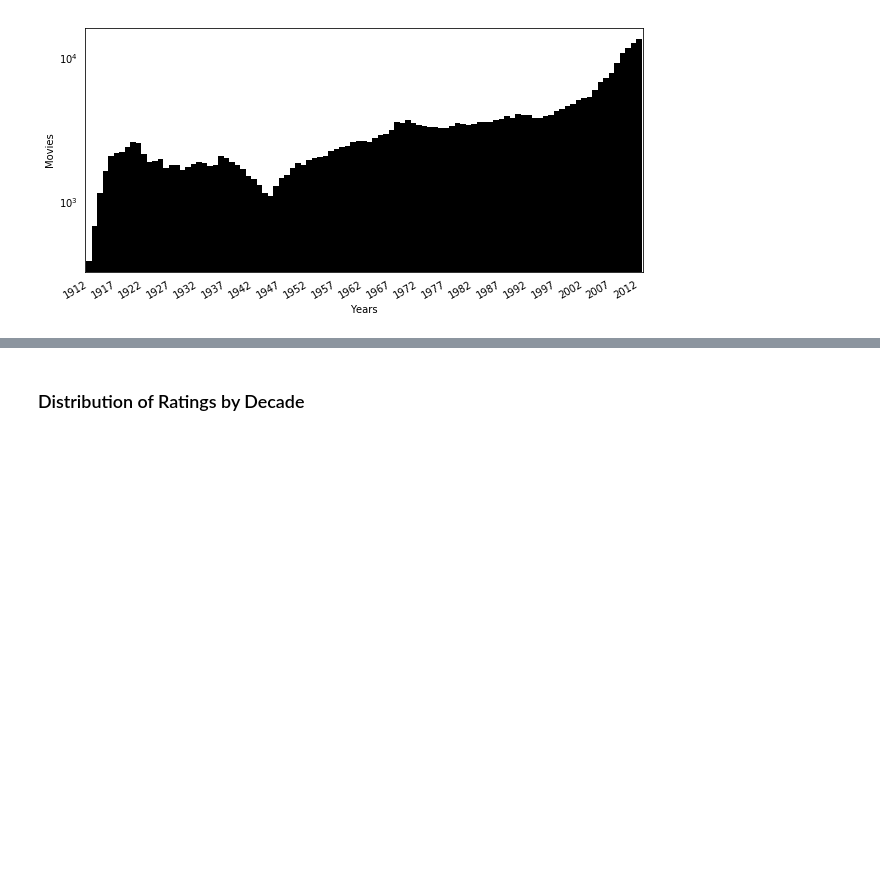
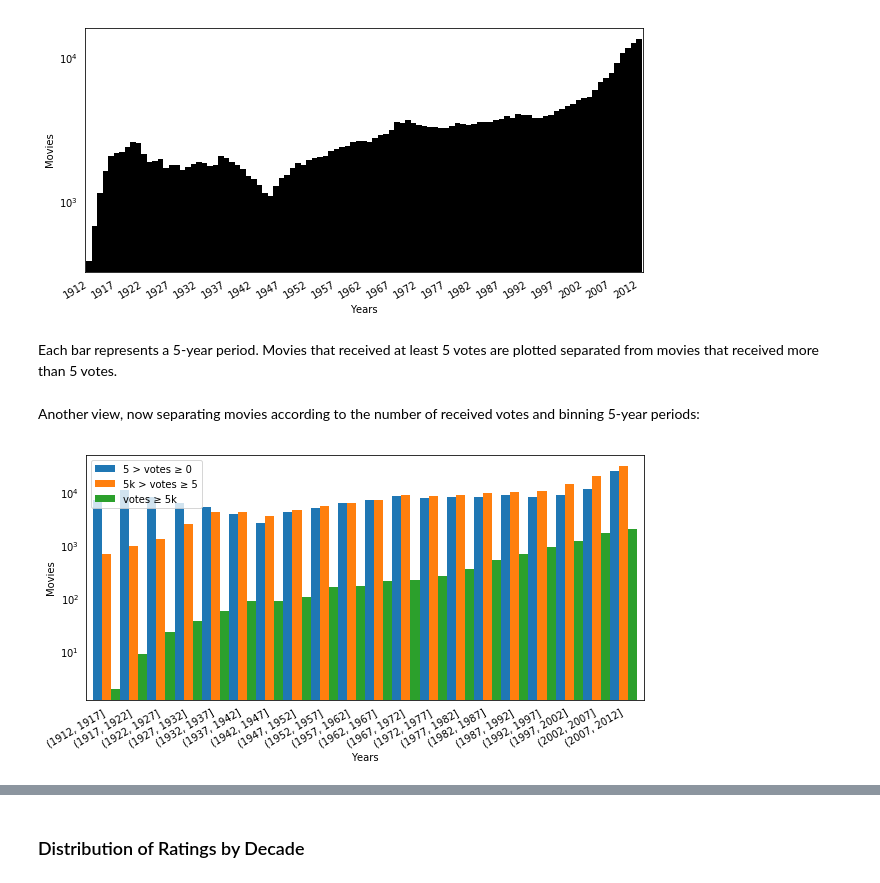
Before and after one commit to code-energy/teamspector, a Jupyter notebook: visualizations/eda.ipynb, the cells around one changed output, grey strips where cells are left out. Drawn from its saved outputs; the diff is of its cells as text; code cells hidden in the pictures; blank space fills up the shorter version.

```diff
--- a/visualizations/eda.ipynb
+++ b/visualizations/eda.ipynb
@@ -27,3 +31,23 @@ ax.set_xlabel('Years')
 ax.tick_params(which='both', bottom='off', top='off', left='off', right='off')
 # %% [output]
 [figure]
+# %% [markdown]
+Each bar represents a 5-year period. Movies that received at least 5 votes are plotted separated from movies that received more than 5 votes.
+# %% [markdown]
+Another view, now separating movies according to the number of received votes and binning 5-year periods:
+# %%
+bins = np.arange(1912,2013, 5)
+m1 = df.fillna(0).numVotes < 5
+m2 = (df.numVotes >= 5) & (df.numVotes < 5000)
+m3 = df.numVotes >= 5000
+dfx = pd.DataFrame({
+    '5 > votes ≥ 0': df[m1].groupby(pd.cut(df[m1].startYear, bins))._id.count(),
+    '5k > votes ≥ 5': df[m2].groupby(pd.cut(df[m2].startYear, bins))._id.count(),
+    'votes ≥ 5k': df[m3].groupby(pd.cut(df[m3].startYear, bins))._id.count()})
+ax = dfx.plot(kind="bar", figsize=(10,5), logy=True, width=1)
+ax.get_figure().autofmt_xdate()
+ax.set_ylabel('Movies')
+ax.set_xlabel('Years')
+ax.tick_params(which='both', bottom='off', top='off', left='off', right='off')
+# %% [output]
+[figure, added]
```
Also changed, not shown: parts of 16 cells of this notebook, 3 other files.
